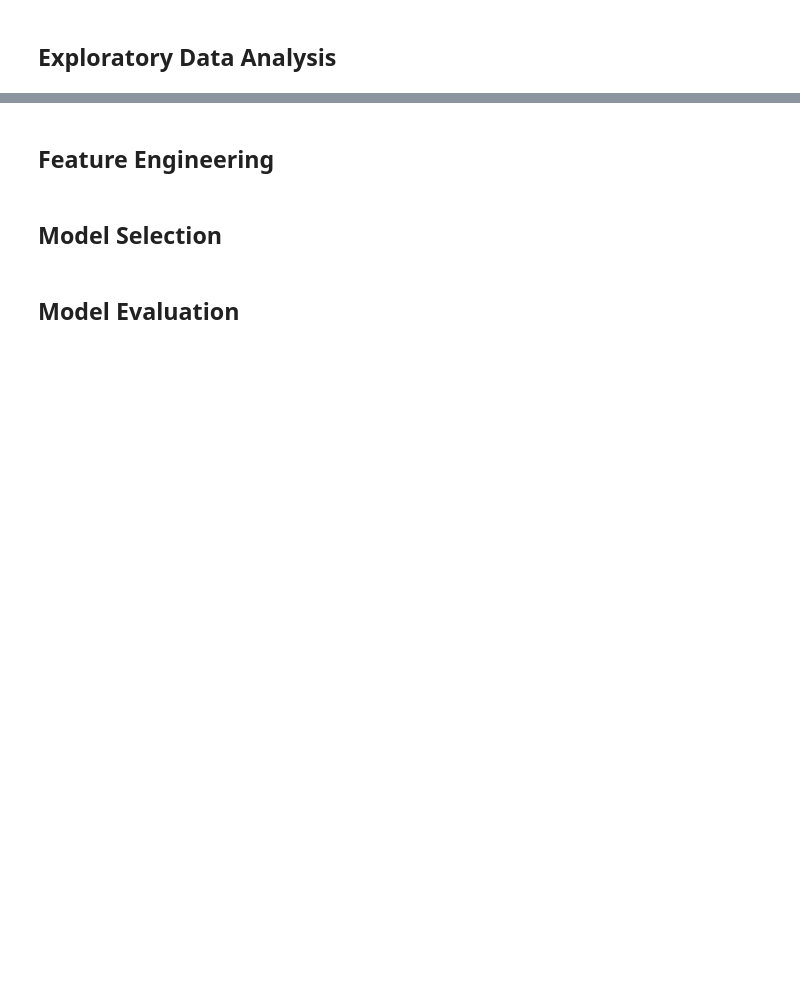
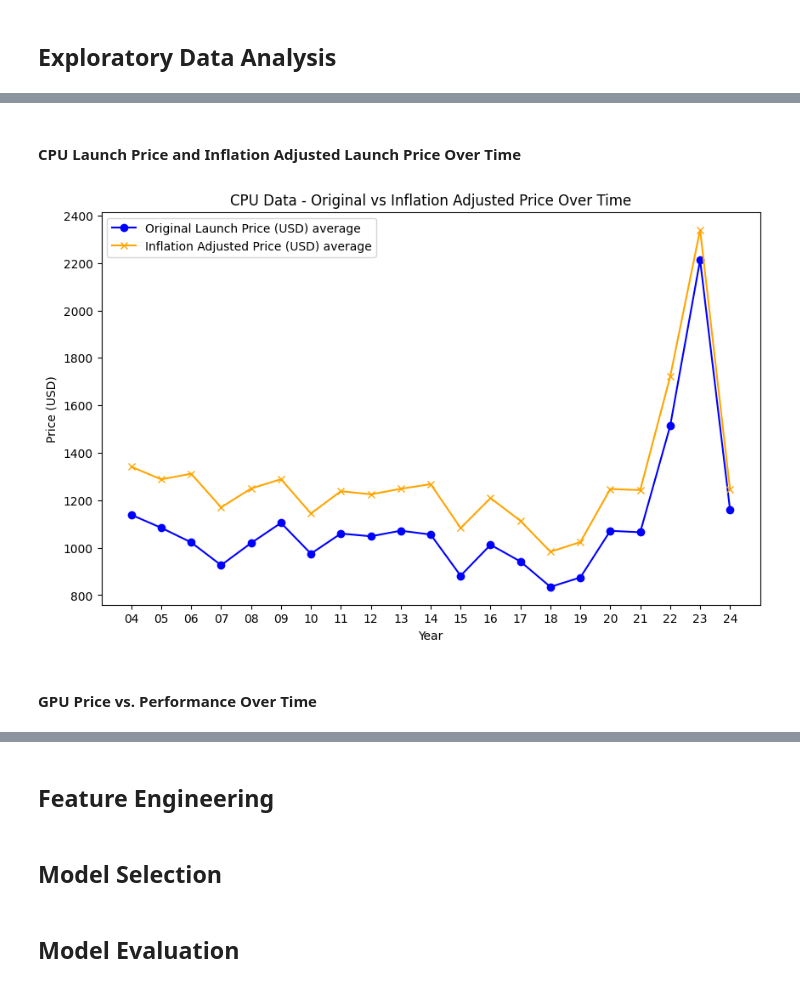
Before and after one commit to Mosh333/csca5622_final_project, a Jupyter notebook: notebooks/CSCA5622_FinalProject_ComputerHardwareExploration.ipynb, the cells around one changed output, grey strips where cells are left out. Cells and saved outputs as stored; diff of their text form; code cells hidden in the pictures; blank space fills up the shorter version.

```diff
--- a/notebooks/CSCA5622_FinalProject_ComputerHardwareExploration.ipynb
+++ b/notebooks/CSCA5622_FinalProject_ComputerHardwareExploration.ipynb
@@ -369,0 +719,57 @@ GPU Data - Header and First 5 Rows:
+# %% [markdown]
+<h4>CPU Launch Price and Inflation Adjusted Launch Price Over Time</h4>
+# %%
+import pandas as pd
+import numpy as np
+import matplotlib.pyplot as plt
+import seaborn as sns
+from sklearn.ensemble import RandomForestRegressor
+
+# Ensure 'Processor - Release Date' is in datetime format
+cpu_data['Processor - Release Date'] = pd.to_datetime(cpu_data['Processor - Release Date'], errors='coerce')
+
+# Convert 'Processor - Launch Price (in USD)' and 'Processor - Launch Price Inflation Adjusted for 2024 (in USD)' to numeric, forcing errors to NaN
+cpu_data['Processor - Launch Price  (in USD)'] = pd.to_numeric(cpu_data['Processor - Launch Price  (in USD)'], errors='coerce')
+cpu_data['Processor - Launch Price Inflation Adjusted for 2024 (in USD)'] = pd.to_numeric(cpu_data['Processor - Launch Price Inflation Adjusted for 2024 (in USD)'], errors='coerce')
+
+# Fill NaN values with the mean of the column
+cpu_data['Processor - Launch Price  (in USD)'] = cpu_data['Processor - Launch Price  (in USD)'].fillna(cpu_data['Processor - Launch Price  (in USD)'].mean())
+cpu_data['Processor - Launch Price Inflation Adjusted for 2024 (in USD)'] = cpu_data['Processor - Launch Price Inflation Adjusted for 2024 (in USD)'].fillna(cpu_data['Processor - Launch Price Inflation Adjusted for 2024 (in USD)'].mean())
+
+# Extract the year from the release date
+cpu_data['Release Year'] = cpu_data['Processor - Release Date'].dt.year
+
+# Group by the year and calculate the mean values for launch price and inflation-adjusted price
+cpu_yearly_avg = cpu_data.groupby('Release Year').agg({
+    'Processor - Launch Price  (in USD)': 'mean',
+    'Processor - Launch Price Inflation Adjusted for 2024 (in USD)': 'mean'
+}).reset_index()
+
+# Reindex the dataframe to ensure we have values for all years between 2004 and 2024
+cpu_yearly_avg = cpu_yearly_avg.set_index('Release Year').reindex(range(2004, 2025), fill_value=0).reset_index()
+
+# Plot the averaged data with adjusted x-ticks
+def plot_original_vs_inflation_adjusted_price(data):
+    plt.figure(figsize=(10, 6))
+
+    # Plot both the original launch price and inflation-adjusted price
+    plt.plot(data['Release Year'], data['Processor - Launch Price  (in USD)'], label='Original Launch Price (USD) average', color='blue', marker='o')
+    plt.plot(data['Release Year'], data['Processor - Launch Price Inflation Adjusted for 2024 (in USD)'], label='Inflation Adjusted Price (USD) average', color='orange', marker='x')
+
+    plt.title('CPU Data - Original vs Inflation Adjusted Price Over Time')
+    plt.xlabel('Year')
+    plt.ylabel('Price (USD)')
+
+    # Set x-ticks to only show the last two digits of the year
+    years = np.arange(2004, 2025, 1)  # Full years from 2004 to 2024
+    plt.xticks(years, [str(year)[-2:] for year in years])  # Extract the last two digits of each year
+
+    plt.legend()
+    plt.show()
+
+# Call the function to plot
+plot_original_vs_inflation_adjusted_price(cpu_yearly_avg)
+# %% [output]
+[figure, added]
+# %% [markdown]
+<h4>GPU Price vs. Performance Over Time</h4>
```
Also changed, not shown: parts of 5 cells of this notebook, 2 other files.
